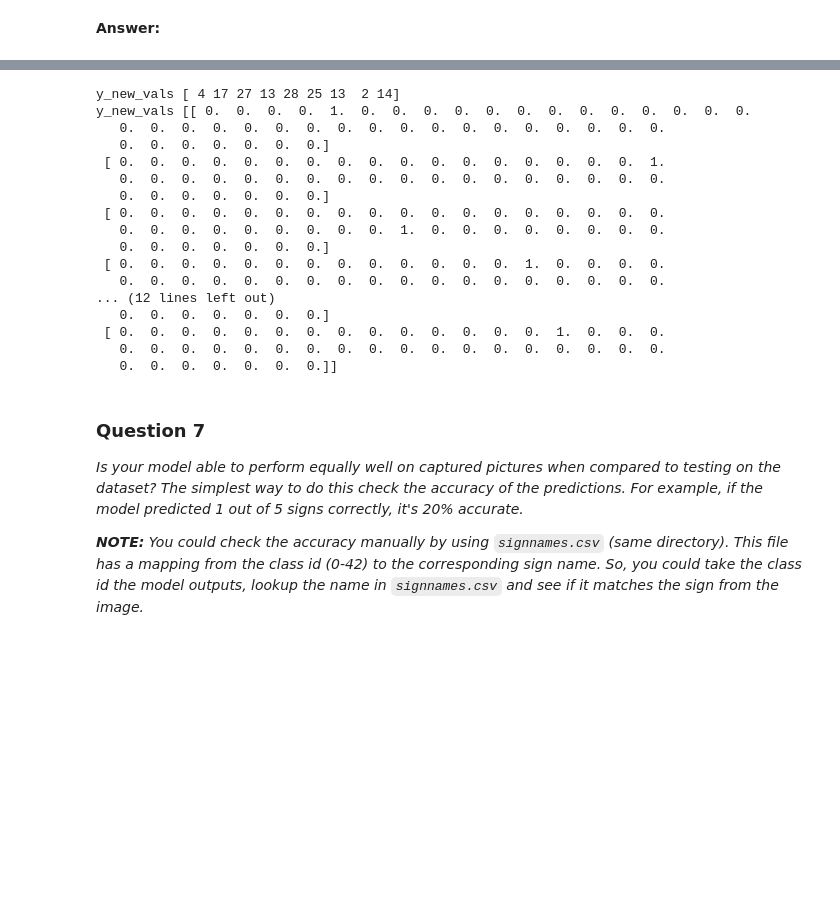
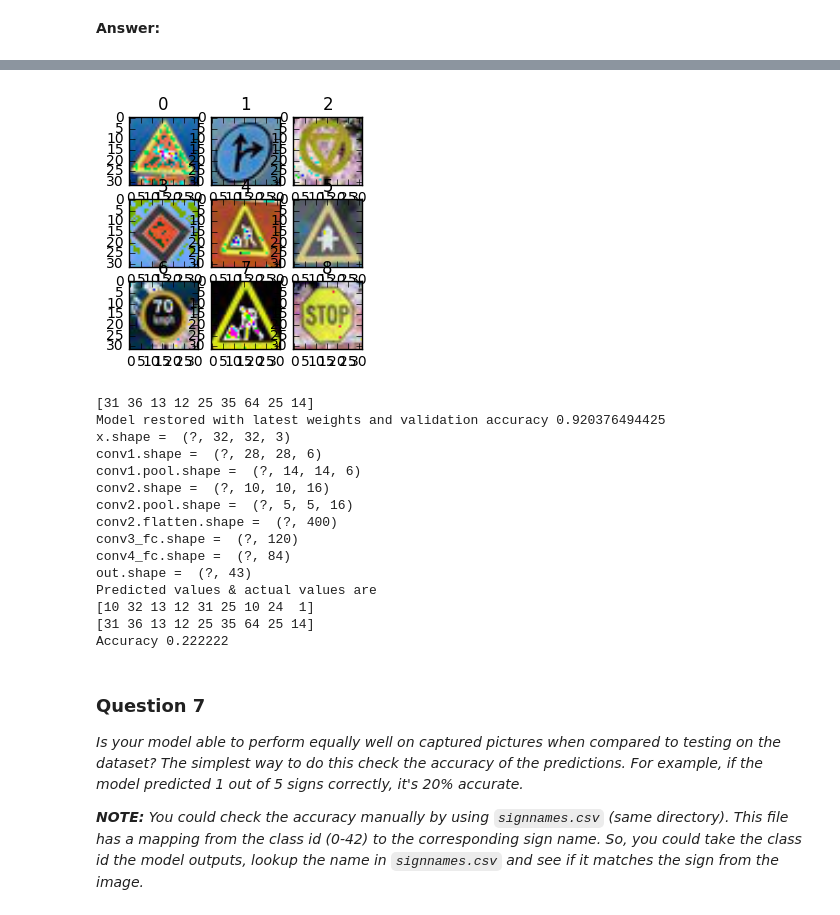
Before and after one commit to JeyakumarCK/ud, a Jupyter notebook: CarND-Traffic-Sign-Classifier-Project/Traffic_Sign_Classifier.ipynb, the cells around one changed output, grey strips where cells are left out. Cells and saved outputs as stored; diff of their text form; code cells hidden in the pictures; blank space fills up the shorter version.

```diff
--- a/CarND-Traffic-Sign-Classifier-Project/Traffic_Sign_Classifier.ipynb
+++ b/CarND-Traffic-Sign-Classifier-Project/Traffic_Sign_Classifier.ipynb
@@ -245,8 +234,9 @@ print("Shape of X_test", X_test.shape)
 print("Shape of y_train", y_train.shape)
 print("Shape of y_test", y_test.shape)
 
-qty = 10 #np.ceil(len(X_train)*.1)
+qty = 100 #np.ceil(len(X_train)/10)
 for i in range(qty):
+    print('iteration', i+1)
     new_img = X_train[i].copy()
     new_img = generateImg(new_img)
     X_train = np.append(X_train, new_img[None, :], axis=0)
@@ -410,12 +408,12 @@ x = tf.placeholder(tf.float32, (None, 32, 32, 3))
 y = tf.placeholder(tf.int32, (None))
 one_hot_y = tf.one_hot(y, 43)
 
-EPOCHS = 20
+EPOCHS = 50
 BATCH_SIZE = 128
 l_rate = 0.001
 
 logits = myCnn(x)
-print('logits', logits)
+#print('logits', logits)
 cross_entropy = tf.nn.softmax_cross_entropy_with_logits(logits, one_hot_y)
 loss_operation = tf.reduce_mean(cross_entropy)
 optimizer = tf.train.AdamOptimizer(learning_rate = l_rate)
@@ -654,31 +595,47 @@ New Test data accuracy 0.0
-# %%
-y_new = None
-
-# One hot encode labels
-def encode_labels(labels):
-    labels = (np.arange(n_classes) == labels[:,None]).astype(np.float)
-    return labels
-print('y_new_vals', y_new_vals)
-y_new = encode_labels(y_new_vals)
-print('y_new_vals', y_new)
-# %% [output]
-y_new_vals [ 4 17 27 13 28 25 13  2 14]
-y_new_vals [[ 0.  0.  0.  0.  1.  0.  0.  0.  0.  0.  0.  0.  0.  0.  0.  0.  0.  0.
-   0.  0.  0.  0.  0.  0.  0.  0.  0.  0.  0.  0.  0.  0.  0.  0.  0.  0.
-   0.  0.  0.  0.  0.  0.  0.]
- [ 0.  0.  0.  0.  0.  0.  0.  0.  0.  0.  0.  0.  0.  0.  0.  0.  0.  1.
-   0.  0.  0.  0.  0.  0.  0.  0.  0.  0.  0.  0.  0.  0.  0.  0.  0.  0.
-   0.  0.  0.  0.  0.  0.  0.]
- [ 0.  0.  0.  0.  0.  0.  0.  0.  0.  0.  0.  0.  0.  0.  0.  0.  0.  0.
-   0.  0.  0.  0.  0.  0.  0.  0.  0.  1.  0.  0.  0.  0.  0.  0.  0.  0.
-   0.  0.  0.  0.  0.  0.  0.]
- [ 0.  0.  0.  0.  0.  0.  0.  0.  0.  0.  0.  0.  0.  1.  0.  0.  0.  0.
-   0.  0.  0.  0.  0.  0.  0.  0.  0.  0.  0.  0.  0.  0.  0.  0.  0.  0.
-... (12 lines left out)
-   0.  0.  0.  0.  0.  0.  0.]
- [ 0.  0.  0.  0.  0.  0.  0.  0.  0.  0.  0.  0.  0.  0.  1.  0.  0.  0.
-   0.  0.  0.  0.  0.  0.  0.  0.  0.  0.  0.  0.  0.  0.  0.  0.  0.  0.
-   0.  0.  0.  0.  0.  0.  0.]]
+# %%
+### Run the predictions here.
+### Feel free to use as many code cells as needed.
+
+X_new, y_new = newtestdata()
+print(y_new)
+ckptfn = 'lenet_german_traffic_sign'
+modelfn = os.path.join(os.getcwd(), ckptfn)
+
+with tf.Session() as sess:
+    saver.restore(sess, modelfn)
+    print('Model restored with latest weights and validation accuracy', validation_accuracy)
+    x = tf.placeholder(tf.float32, [None, 32, 32, 3])
+    y = tf.placeholder(tf.int32, (None))
+    one_hot_y = tf.one_hot(y, 43)
+    y_logits = myCnn(x)
+    y_predictions = tf.nn.softmax(y_logits)
+    y_predictions_vals = sess.run(y_predictions, feed_dict={x: X_new})
+
+    print("Predicted values & actual values are")
+    print(np.argmax(y_predictions_vals, 1))
+    print(y_new)
+
+    correct_prediction = tf.equal(tf.argmax(y_logits, 1), tf.argmax(one_hot_y, 1))
+    accuracy_operation = tf.reduce_mean(tf.cast(correct_prediction, tf.float32))
+    accuracy = sess.run(accuracy_operation, feed_dict={x: X_new, y:y_new})
+    print('Accuracy', accuracy)
+# %% [output]
+[figure, added]
+[31 36 13 12 25 35 64 25 14]
+Model restored with latest weights and validation accuracy 0.920376494425
+x.shape =  (?, 32, 32, 3)
+conv1.shape =  (?, 28, 28, 6)
+conv1.pool.shape =  (?, 14, 14, 6)
+conv2.shape =  (?, 10, 10, 16)
+conv2.pool.shape =  (?, 5, 5, 16)
+conv2.flatten.shape =  (?, 400)
+conv3_fc.shape =  (?, 120)
+conv4_fc.shape =  (?, 84)
+out.shape =  (?, 43)
+Predicted values & actual values are
+[10 32 13 12 31 25 10 24  1]
+[31 36 13 12 25 35 64 25 14]
+Accuracy 0.222222
 # %% [markdown]
 ### Question 7
 
```
Also changed, not shown: parts of 8 cells of this notebook, 8 other files.
